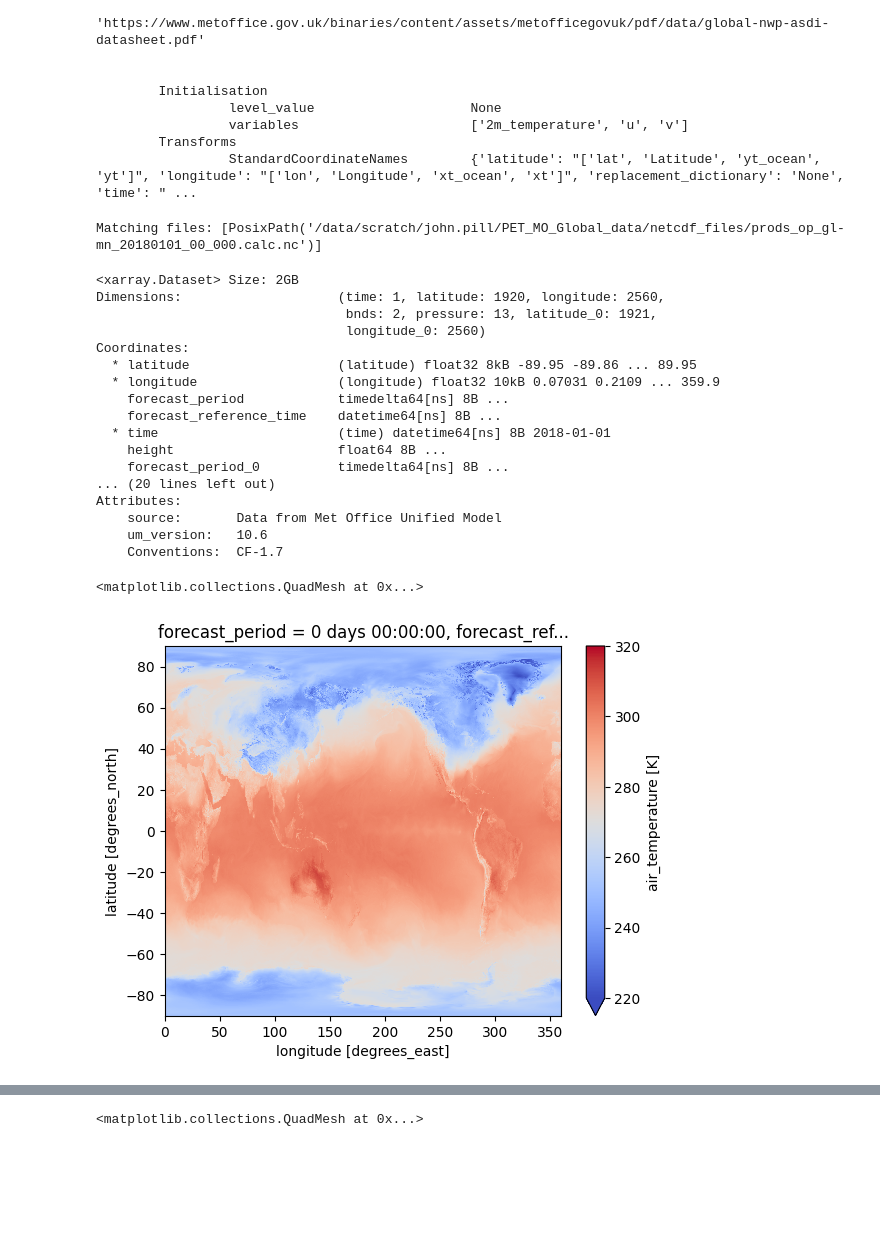
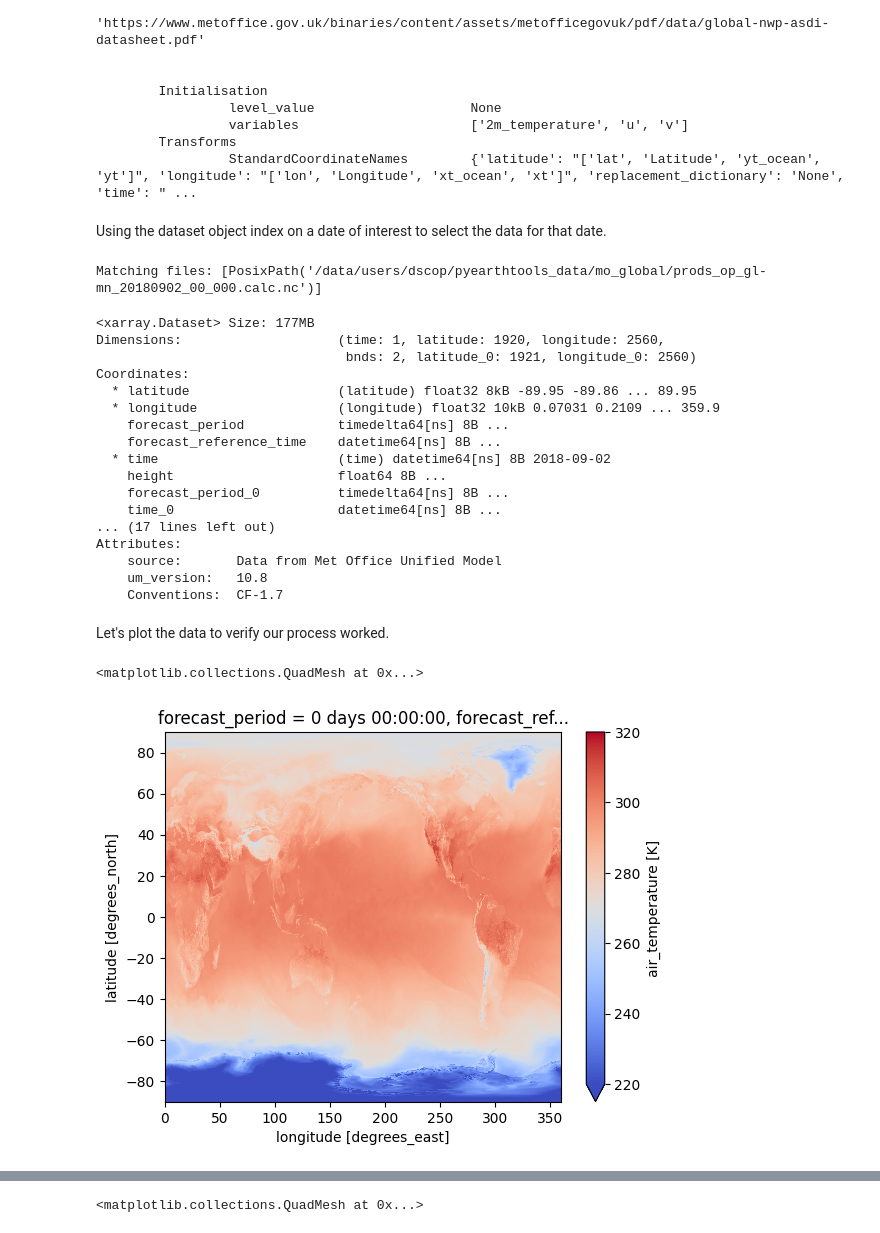
Before and after one commit to JMP-MO/PyEarthTools, a Jupyter notebook: notebooks/tutorial/Met_Office_Site_Archive.ipynb, the cells around one changed output, grey strips where cells are left out. Drawn from its saved outputs; the diff is of its cells as text; code cells hidden in the pictures; blank space fills up the shorter version.

```diff
--- a/notebooks/tutorial/Met_Office_Site_Archive.ipynb
+++ b/notebooks/tutorial/Met_Office_Site_Archive.ipynb
@@ -15,7 +29,7 @@ import site_archive_met_office
 # %%
-# Some parameters for the notebook
 vmin = 220
 vmax = 320
+cmap = 'coolwarm'
 # %% [markdown]
 ## Working with ERA5 low resolution (WeatherBench) data
 This technique can be used to quickly create a dataset object. <br>
@@ -168,36 +189,38 @@ MOGLOBAL
                  variables                      ['2m_temperature', 'u', 'v']
         Transforms
                  StandardCoordinateNames        {'latitude': "['lat', 'Latitude', 'yt_ocean', 'yt']", 'longitude': "['lon', 'Longitude', 'xt_ocean', 'xt']", 'replacement_dictionary': 'None', 'time': " ...
+# %% [markdown]
+Using the dataset object index on a date of interest to select the data for that date.
 # %%
-# Index on the dataset object a date of interest.
-doi = '2018-01-01T00'
+doi = '2018-09-02T00'
 moglobal_data = moglobal[doi]
 moglobal_data
 # %% [output]
-Matching files: [PosixPath('/data/scratch/john.pill/PET_MO_Global_data/netcdf_files/prods_op_gl-mn_20180101_00_000.calc.nc')]
+Matching files: [PosixPath('/data/users/dscop/pyearthtools_data/mo_global/prods_op_gl-mn_20180902_00_000.calc.nc')]
-<xarray.Dataset> Size: 2GB
+<xarray.Dataset> Size: 177MB
 Dimensions:                    (time: 1, latitude: 1920, longitude: 2560,
-                                bnds: 2, pressure: 13, latitude_0: 1921,
-                                longitude_0: 2560)
+                                bnds: 2, latitude_0: 1921, longitude_0: 2560)
 Coordinates:
   * latitude                   (latitude) float32 8kB -89.95 -89.86 ... 89.95
   * longitude                  (longitude) float32 10kB 0.07031 0.2109 ... 359.9
     forecast_period            timedelta64[ns] 8B ...
     forecast_reference_time    datetime64[ns] 8B ...
-  * time                       (time) datetime64[ns] 8B 2018-01-01
+  * time                       (time) datetime64[ns] 8B 2018-09-02
     height                     float64 8B ...
     forecast_period_0          timedelta64[ns] 8B ...
-... (20 lines left out)
+    time_0                     datetime64[ns] 8B ...
+... (17 lines left out)
 Attributes:
     source:       Data from Met Office Unified Model
-    um_version:   10.6
+    um_version:   10.8
     Conventions:  CF-1.7
+# %% [markdown]
+Let's plot the data to verify our process worked.
 # %%
-# Demonstrate the data by plotting in a graph.
-moglobal_data.air_temperature.plot(cmap='coolwarm', vmin=vmin, vmax=vmax)
+moglobal_data.air_temperature.plot(cmap=cmap, vmin=vmin, vmax=vmax)
 # %% [output]
 <matplotlib.collections.QuadMesh at 0x...>
-[figure, old version]
+[figure, new version]
 # %%
 data_preparation = pyearthtools.pipeline.Pipeline(
 
```
Also changed, not shown: parts of 18 cells of this notebook, 3 other files.
